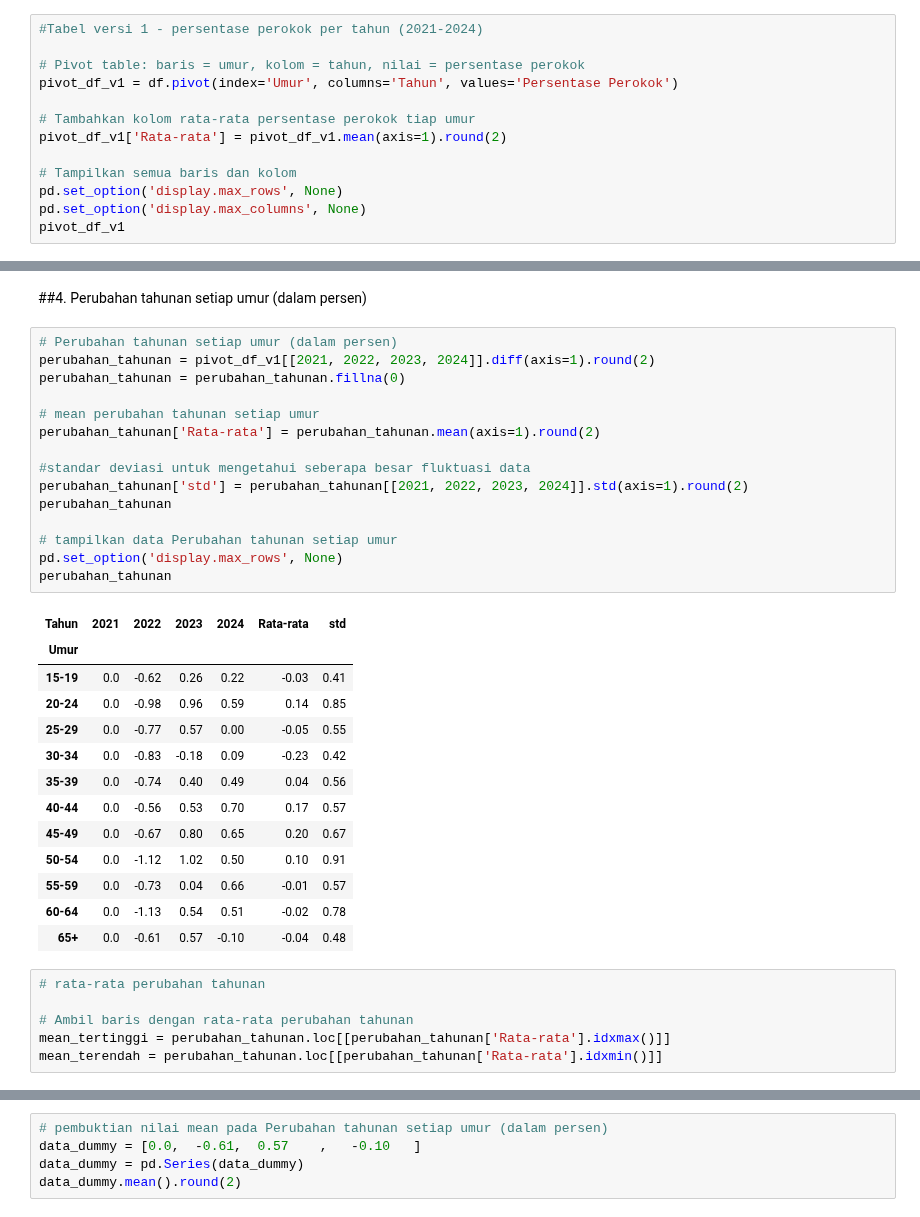
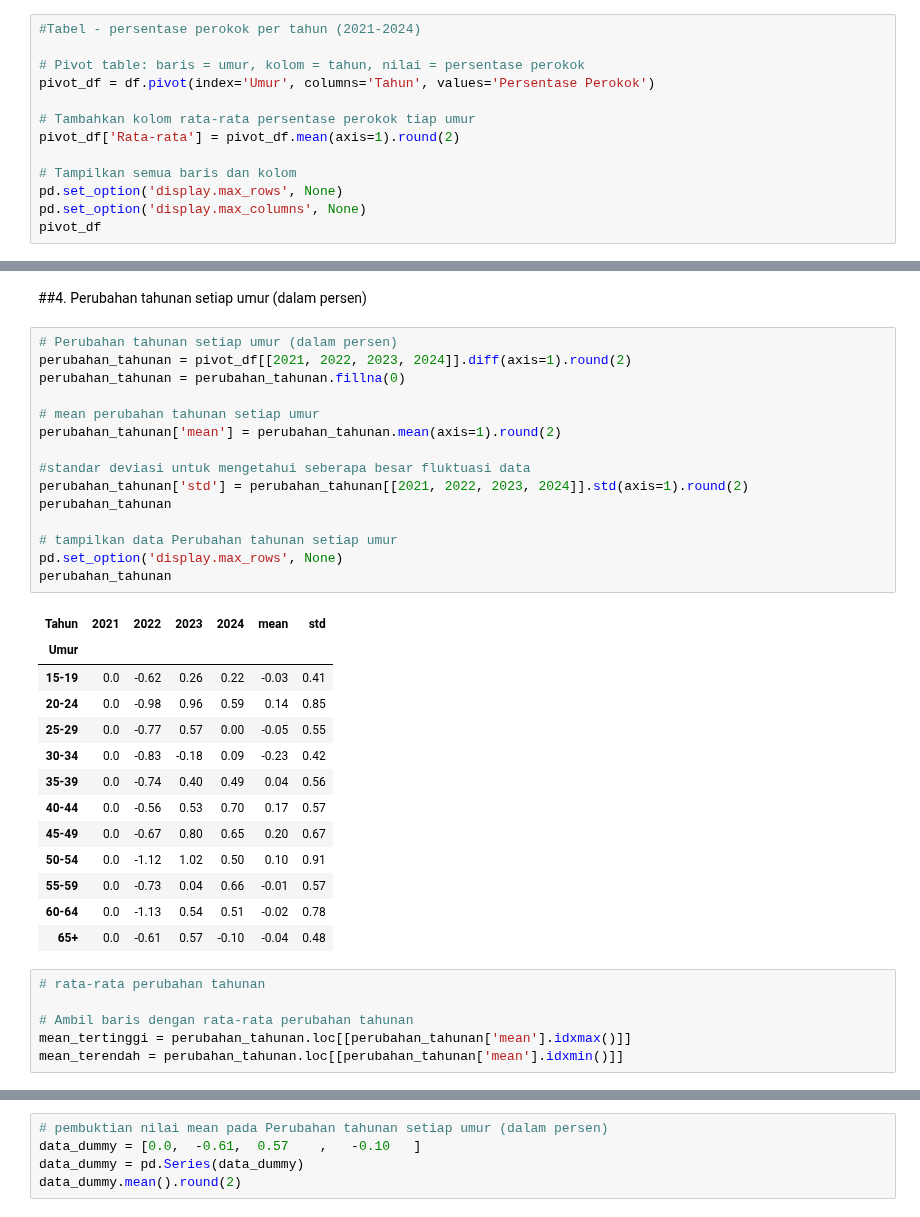
Before and after one commit to IdhamAbidinKaisilay/BelajarDataAnalyst, a Jupyter notebook: Latihan+Analisis+Data+_+Data+Persentase+Perokok+Indonesia.ipynb, the cells around one changed output, grey strips where cells are left out. Drawn from its saved outputs; the diff is of its cells as text.

```diff
--- a/Latihan+Analisis+Data+_+Data+Persentase+Perokok+Indonesia.ipynb
+++ b/Latihan+Analisis+Data+_+Data+Persentase+Perokok+Indonesia.ipynb
@@ -74,18 +69,18 @@ persentase_terendah[['Tahun', 'Umur', 'Persentase Perokok']]
 # %% [markdown]
 ##3. Tabel persentase perokok per tahun 2021-2024
 # %%
-#Tabel versi 1 - persentase perokok per tahun (2021-2024)
+#Tabel - persentase perokok per tahun (2021-2024)
 
 # Pivot table: baris = umur, kolom = tahun, nilai = persentase perokok
-pivot_df_v1 = df.pivot(index='Umur', columns='Tahun', values='Persentase Perokok')
+pivot_df = df.pivot(index='Umur', columns='Tahun', values='Persentase Perokok')
 
 # Tambahkan kolom rata-rata persentase perokok tiap umur
-pivot_df_v1['Rata-rata'] = pivot_df_v1.mean(axis=1).round(2)
+pivot_df['Rata-rata'] = pivot_df.mean(axis=1).round(2)
 
 # Tampilkan semua baris dan kolom
 pd.set_option('display.max_rows', None)
 pd.set_option('display.max_columns', None)
-pivot_df_v1
+pivot_df
 # %% [output]
 | Tahun | 2021 | 2022 | 2023 | 2024 | Rata-rata |
 | Umur |  |  |  |  |  |
@@ -104,21 +99,21 @@ pivot_df_v1
 ##4. Perubahan tahunan setiap umur (dalam persen)
 # %%
 # Perubahan tahunan setiap umur (dalam persen)
-perubahan_tahunan = pivot_df_v1[[2021, 2022, 2023, 2024]].diff(axis=1).round(2)
+perubahan_tahunan = pivot_df[[2021, 2022, 2023, 2024]].diff(axis=1).round(2)
 perubahan_tahunan = perubahan_tahunan.fillna(0)
 
 # mean perubahan tahunan setiap umur
-perubahan_tahunan['Rata-rata'] = perubahan_tahunan.mean(axis=1).round(2)
+perubahan_tahunan['mean'] = perubahan_tahunan.mean(axis=1).round(2)
 
 #standar deviasi untuk mengetahui seberapa besar fluktuasi data
 perubahan_tahunan['std'] = perubahan_tahunan[[2021, 2022, 2023, 2024]].std(axis=1).round(2)
 perubahan_tahunan
 
 # tampilkan data Perubahan tahunan setiap umur
 pd.set_option('display.max_rows', None)
 perubahan_tahunan
 # %% [output]
-| Tahun | 2021 | 2022 | 2023 | 2024 | Rata-rata | std |
+| Tahun | 2021 | 2022 | 2023 | 2024 | mean | std |
 | Umur |  |  |  |  |  |  |
 | 15-19 | 0.0 | -0.62 | 0.26 | 0.22 | -0.03 | 0.41 |
 | 20-24 | 0.0 | -0.98 | 0.96 | 0.59 | 0.14 | 0.85 |
@@ -135,8 +130,8 @@ perubahan_tahunan
 # rata-rata perubahan tahunan
 
 # Ambil baris dengan rata-rata perubahan tahunan
-mean_tertinggi = perubahan_tahunan.loc[[perubahan_tahunan['Rata-rata'].idxmax()]]
-mean_terendah = perubahan_tahunan.loc[[perubahan_tahunan['Rata-rata'].idxmin()]]
+mean_tertinggi = perubahan_tahunan.loc[[perubahan_tahunan['mean'].idxmax()]]
+mean_terendah = perubahan_tahunan.loc[[perubahan_tahunan['mean'].idxmin()]]
 # %%
 # tampilkan rata-rata perubahan tahunan tertinggi
 mean_tertinggi
```
Also changed, not shown: parts of 4 cells of this notebook.
